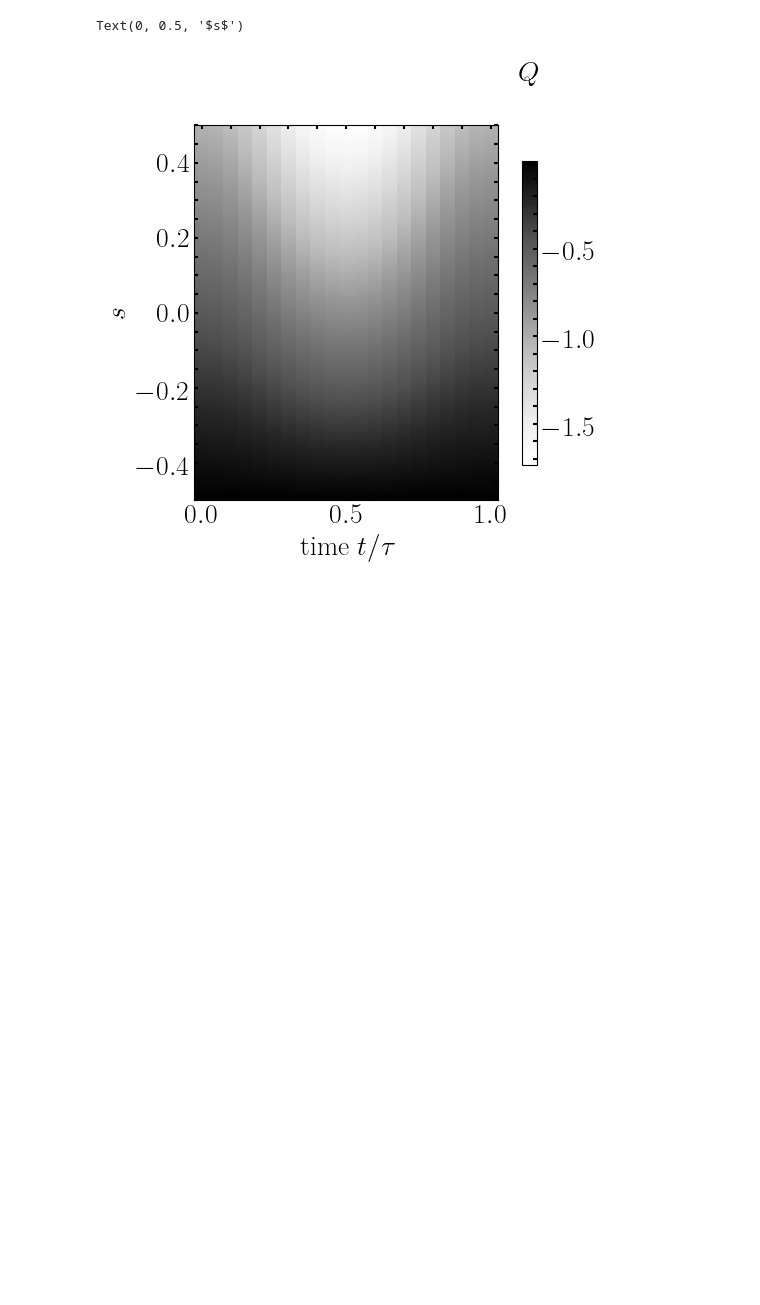
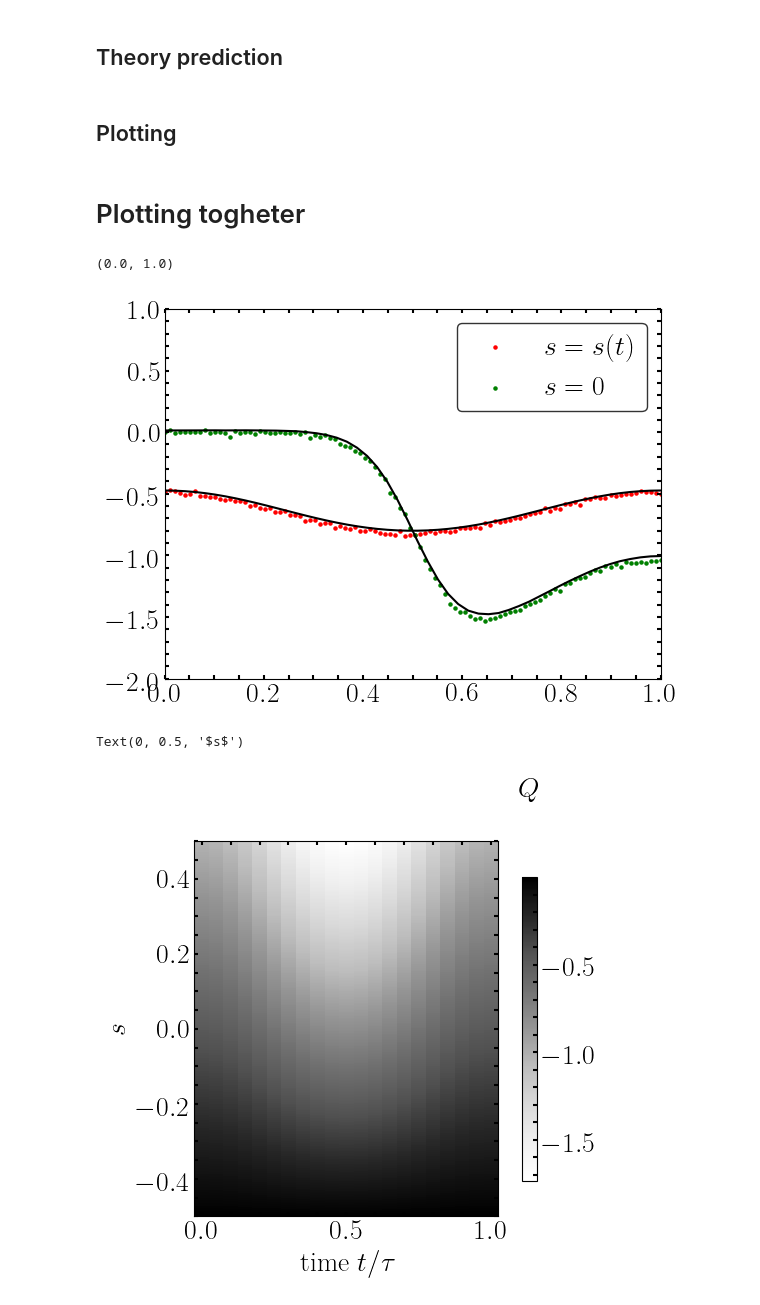
Before and after one commit to PauloJPS/2024-large-deviation-full-counting-statistics-in-adiabatic-open-quantum-dynamics, a Jupyter notebook: Codes/Adiabatic_Doob_Trott_Traj.ipynb, the cells around one changed output. Saved outputs shown, nothing was run; the diff lists cells and outputs as text; code cells hidden in the pictures; blank space fills up the shorter version.

```diff
--- a/Codes/Adiabatic_Doob_Trott_Traj.ipynb
+++ b/Codes/Adiabatic_Doob_Trott_Traj.ipynb
@@ -662,0 +710,2 @@ plt.plot(tlist/args["tau"], activities[:,int(Slen/2)])
+# %%
+jumps_s0, times_s0 =  OneTrajectory(H0, c_ops_list, psi0, tlist_traj, args_s0)
@@ -662,0 +730,4 @@ plt.plot(tlist/args["tau"], activities[:,int(Slen/2)])
+# %%
+ent_s0, ent2_s0 = Trott_organize_jumps(times_s0, jumps_s0, Nsteps, args_s0)
+# %% [markdown]
+## Theory prediction
@@ -662,0 +736,4 @@ plt.plot(tlist/args["tau"], activities[:,int(Slen/2)])
+# %%
+qs_values_s0 = get_qs_path(activities, Slen=Slen, s0=s0, sf=sf, Tlen=Tlen, args=args_s0)
+# %% [markdown]
+## Plotting
@@ -663,3 +747,21 @@ plt.plot(tlist/args["tau"], activities[:,int(Slen/2)])
+# %% [markdown]
+# Plotting togheter
+# %%
+plt.scatter(np.linspace(0, Nsteps, Nsteps)/(Nsteps), ent_s0, s=5, color="red", label=r"$s=s(t)$")
+
+plt.plot(np.linspace(0, 1, Tlen), qs_values_s0, color="black")
+
+plt.scatter(np.linspace(0, Nsteps, Nsteps)/(Nsteps), ent, s=5, color="green", label=r"$s=0$")
+
+plt.plot(np.linspace(0, 1, Tlen), qs_values, color="black")
+
+plt.legend()
+
+plt.ylim((-2, 1))
+plt.xlim((0,1))
+# %% [output]
+(0.0, 1.0)
+[figure, added]
 # %%
 
 S, T = np.meshgrid(slist, tlist/args["tau"])
```
Also changed, not shown: parts of 46 cells of this notebook, 1 other file.
